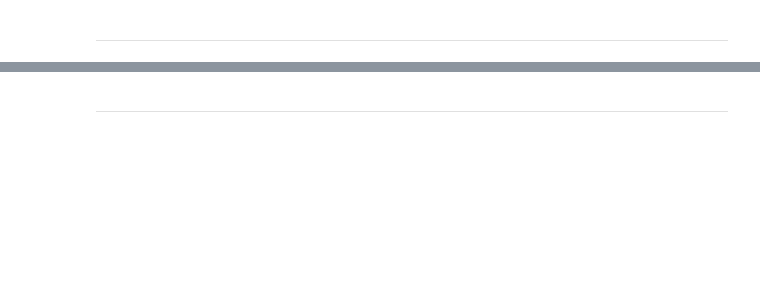
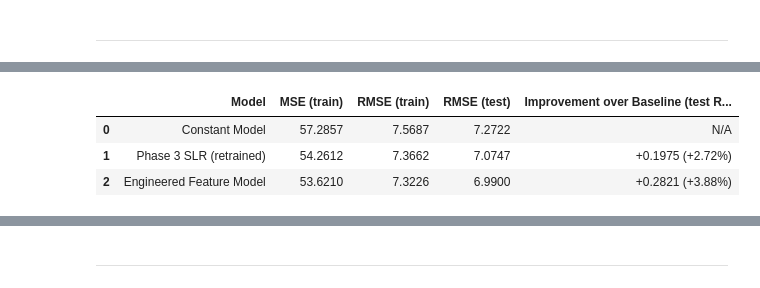
Before and after one commit to Dominicdaniel86/Data-Science, a Jupyter notebook: jupyter/final-notebook.ipynb, the cells around one changed output, grey strips where cells are left out. Cells and saved outputs as stored; diff of their text form; code cells hidden in the pictures; blank space fills up the shorter version.

```diff
--- a/jupyter/final-notebook.ipynb
+++ b/jupyter/final-notebook.ipynb
@@ -794,0 +630,53 @@ Engineered Feature Model      53.6210        7.3226       6.9900
+# %%
+# Compute train + test metrics for all three models on the SAME random_state=42 split
+
+# 1. Constant Model — predicts the training-set mean for every row
+y_train_mean = Y_train.mean()
+const_train_pred = np.full(len(Y_train), y_train_mean)
+const_test_pred  = np.full(len(Y_test),  y_train_mean)
+const_mse_train  = np.mean((Y_train - const_train_pred) ** 2)
+const_rmse_train = np.sqrt(const_mse_train)
+const_rmse_test  = np.sqrt(np.mean((Y_test - const_test_pred) ** 2))
+
+# 2. Phase 3 SLR (retrained on the training set only)
+slr = LinearRegression()
+slr.fit(X_train, Y_train)
+slr_train_pred = slr.predict(X_train)
+slr_test_pred  = slr.predict(X_test)
+slr_mse_train  = np.mean((Y_train - slr_train_pred) ** 2)
+slr_rmse_train = np.sqrt(slr_mse_train)
+slr_rmse_test  = np.sqrt(np.mean((Y_test - slr_test_pred) ** 2))
+
+# 3. Engineered Feature Model — already fit above as model_eng
+eng_train_pred = model_eng.predict(X_train_eng)
+eng_mse_train  = np.mean((Y_train - eng_train_pred) ** 2)
+eng_rmse_train = np.sqrt(eng_mse_train)
+eng_rmse_test  = rmse_eng
+
+def improvement(rmse_model, rmse_baseline=const_rmse_test):
+    delta = rmse_baseline - rmse_model
+    pct   = delta / rmse_baseline * 100
+    return f"{delta:+.4f} ({pct:+.2f}%)"
+
+results = pd.DataFrame({
+    'Model': ['Constant Model', 'Phase 3 SLR (retrained)', 'Engineered Feature Model'],
+    'MSE (train)':  [const_mse_train,  slr_mse_train,  eng_mse_train],
+    'RMSE (train)': [const_rmse_train, slr_rmse_train, eng_rmse_train],
+    'RMSE (test)':  [const_rmse_test,  slr_rmse_test,  eng_rmse_test],
+    'Improvement over Baseline (test RMSE)': [
+        'N/A',
+        improvement(slr_rmse_test),
+        improvement(eng_rmse_test),
+    ],
+})
+
+# Round numeric columns for readability
+for col in ['MSE (train)', 'RMSE (train)', 'RMSE (test)']:
+    results[col] = results[col].round(4)
+
+results
+# %% [output]
+|  | Model | MSE (train) | RMSE (train) | RMSE (test) | Improvement over Baseline (test R... |
+| 0 | Constant Model | 57.2857 | 7.5687 | 7.2722 | N/A |
+| 1 | Phase 3 SLR (retrained) | 54.2612 | 7.3662 | 7.0747 | +0.1975 (+2.72%) |
+| 2 | Engineered Feature Model | 53.6210 | 7.3226 | 6.9900 | +0.2821 (+3.88%) |
```
Also changed, not shown: parts of 59 cells of this notebook, 3 other files.
